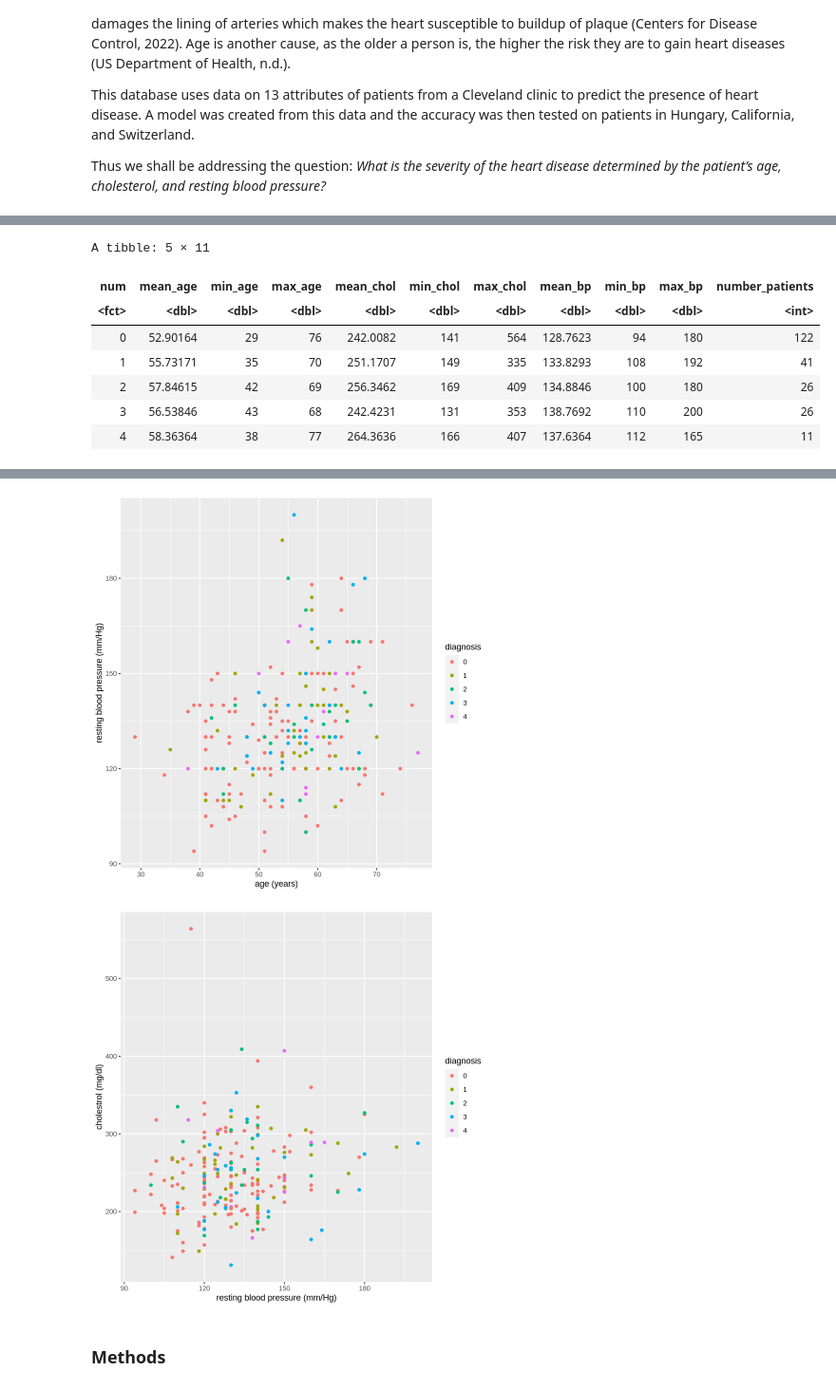
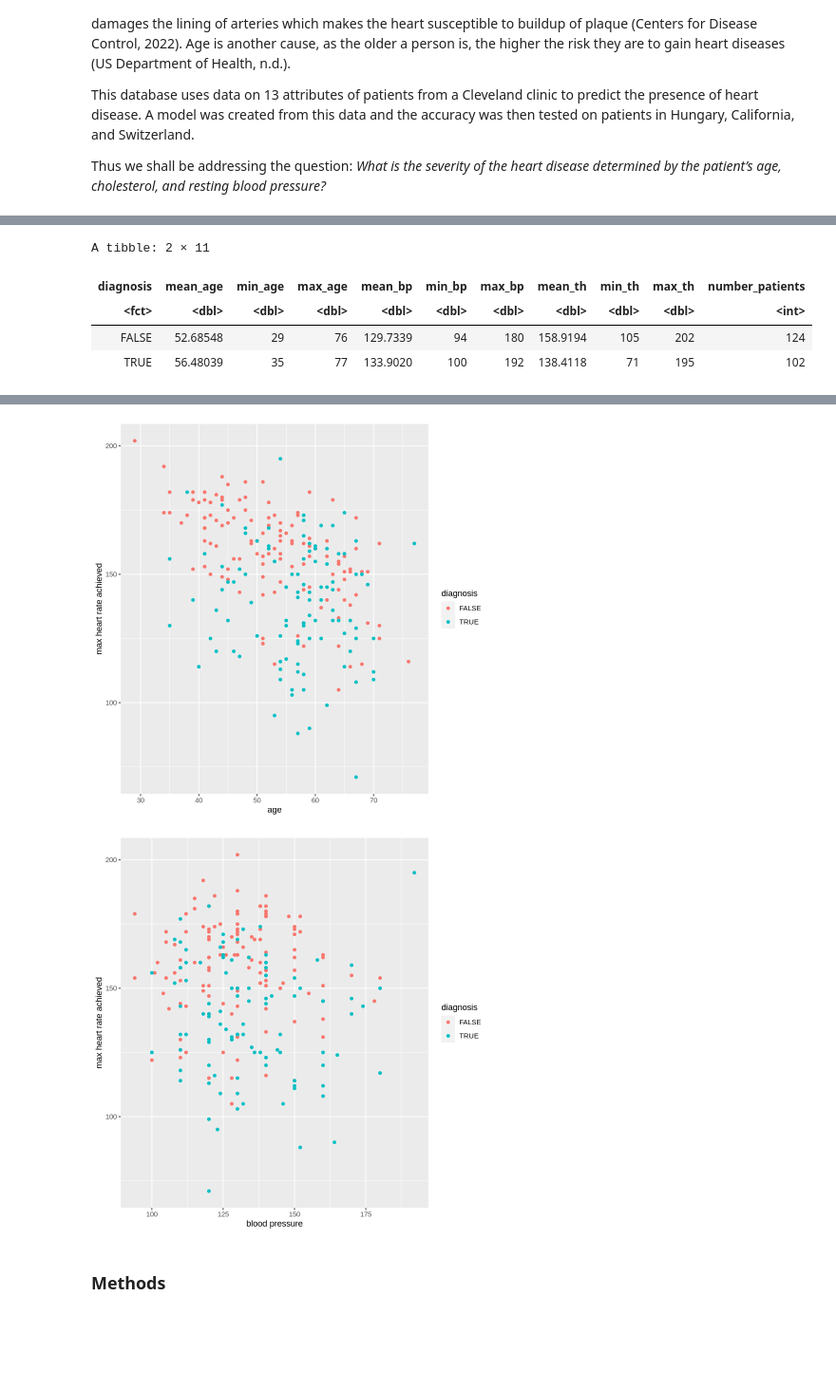
Before and after one commit to gellis03/DSCI-100-project, a Jupyter notebook: group_project_proposal.ipynb, the cells around one changed output, grey strips where cells are left out. Shown at 95% size. Saved outputs shown, nothing was run; the diff lists cells and outputs as text; code cells hidden in the pictures; blank space fills up the shorter version.

Commit message:
changed data and edit

```diff
--- a/group_project_proposal.ipynb
+++ b/group_project_proposal.ipynb
@@ -36,16 +36,19 @@ library(RColorBrewer)
 # %%
 #wrangling and tidying the data
-heart_diseases<- read_csv("https://raw.githubusercontent.com/gellis03/DSCI-100-project/main/data/processed.cleveland.data",
+set.seed(1)
+
+heart_diseases<- read_csv("https://archive.ics.uci.edu/ml/machine-learning-databases/heart-disease/processed.cleveland.data",
                          col_names= c("age", "sex", "cp", "trestbps", "chol", "fbs", "restecg", "thalach", "exang", "oldpeak", "slope", "ca", "thal", "num"))
 
 #heart_diseases$sex[heart_diseases$sex == 1] <- "Male"
 #heart_diseases$sex[heart_diseases$sex == 0] <- "Female"
 
 heart_diseases<- heart_diseases |>
-#    mutate(diagnosis = ifelse (is.na(num), NA, (num>0))) |>
+    mutate(diagnosis = ifelse (is.na(num), NA, (num>0))) |>
     mutate(sex= as_factor(sex), cp= as_factor(cp), fbs= as_factor(fbs),
            restecg= as_factor(restecg), exang= as_factor(exang),
-           slope= as_factor(slope), thal= as_factor(slope), num=as_factor(num))
+           slope= as_factor(slope), thal= as_factor(slope), num=as_factor(num),
+            diagnosis= as_factor(diagnosis))
 
 #spliting dataframe into training and testing
 heart_split<- initial_split(heart_diseases, prop= 0.75, strata= num)
@@ -75,36 +78,33 @@ A tibble: 6 × 14
 #summarizing table
 
 heart_summary<- heart_training |>
-    group_by(num) |>
+    group_by(diagnosis) |>
     summarize(mean_age= mean(age), min_age= min(age), max_age= max(age),
-              mean_chol= mean(chol), min_chol= min(chol), max_chol=max(chol),
               mean_bp= mean(trestbps), min_bp = min(trestbps), max_bp= max(trestbps),
-#              mean_th= mean(thalach), min_th = min(thalach), max_th= max(thalach),
+              mean_th= mean(thalach), min_th = min(thalach), max_th= max(thalach),
               number_patients= n())
 heart_summary
 # %% [output]
-A tibble: 5 × 11
+A tibble: 2 × 11
-| num | mean_age | min_age | max_age | mean_chol | min_chol | max_chol | mean_bp | min_bp | max_bp | number_patients |
+| diagnosis | mean_age | min_age | max_age | mean_bp | min_bp | max_bp | mean_th | min_th | max_th | number_patients |
 | <fct> | <dbl> | <dbl> | <dbl> | <dbl> | <dbl> | <dbl> | <dbl> | <dbl> | <dbl> | <int> |
-| 0 | 52.90164 | 29 | 76 | 242.0082 | 141 | 564 | 128.7623 | 94 | 180 | 122 |
-| 1 | 55.73171 | 35 | 70 | 251.1707 | 149 | 335 | 133.8293 | 108 | 192 | 41 |
-| 2 | 57.84615 | 42 | 69 | 256.3462 | 169 | 409 | 134.8846 | 100 | 180 | 26 |
-| 3 | 56.53846 | 43 | 68 | 242.4231 | 131 | 353 | 138.7692 | 110 | 200 | 26 |
-| 4 | 58.36364 | 38 | 77 | 264.3636 | 166 | 407 | 137.6364 | 112 | 165 | 11 |
+| FALSE | 52.68548 | 29 | 76 | 129.7339 | 94 | 180 | 158.9194 | 105 | 202 | 124 |
+| TRUE | 56.48039 | 35 | 77 | 133.9020 | 100 | 192 | 138.4118 | 71 | 195 | 102 |
 # %%
 #visualzing the data
 
-plot_1<- ggplot(heart_training, aes(x=age, y=chol)) +
-    geom_point(aes(color=num))+
-    labs(x="age (years)", y="cholestrol (mg/dl)", color= "diagnosis")
 
-plot_2<- ggplot(heart_training, aes(x=age, y=trestbps)) +
-    geom_point(aes(color=num))+
+plot_1<- ggplot(heart_training, aes(x=age, y=trestbps)) +
+    geom_point(aes(color=diagnosis))+
     labs(x="age (years)", y="resting blood pressure (mm/Hg)", color= "diagnosis")
 
-plot_3<- ggplot(heart_training, aes(x=trestbps, y=chol)) +
-    geom_point(aes(color=num))+
-    labs(y="cholestrol (mg/dl)", x="resting blood pressure (mm/Hg)", color= "diagnosis")
+plot_2<- ggplot(heart_training, aes(x=age, y=thalach)) +
+    geom_point(aes(color=diagnosis))+
+    labs( x="age",y="max heart rate achieved", color= "diagnosis")
+
+plot_3<- ggplot(heart_training, aes(x=trestbps, y=thalach)) +
+    geom_point(aes(color=diagnosis))+
+    labs(x="blood pressure", y="max heart rate achieved", color= "diagnosis")
 
 plot_1
 plot_2
@@ -114,5 +114,5 @@ plot_3
-[figure, old version]
+[figure, new version]
-[figure, old version]
+[figure, new version]
 # %% [markdown]
 ### Methods
 # %% [markdown]
```
Also changed, not shown: parts of 4 cells of this notebook.
